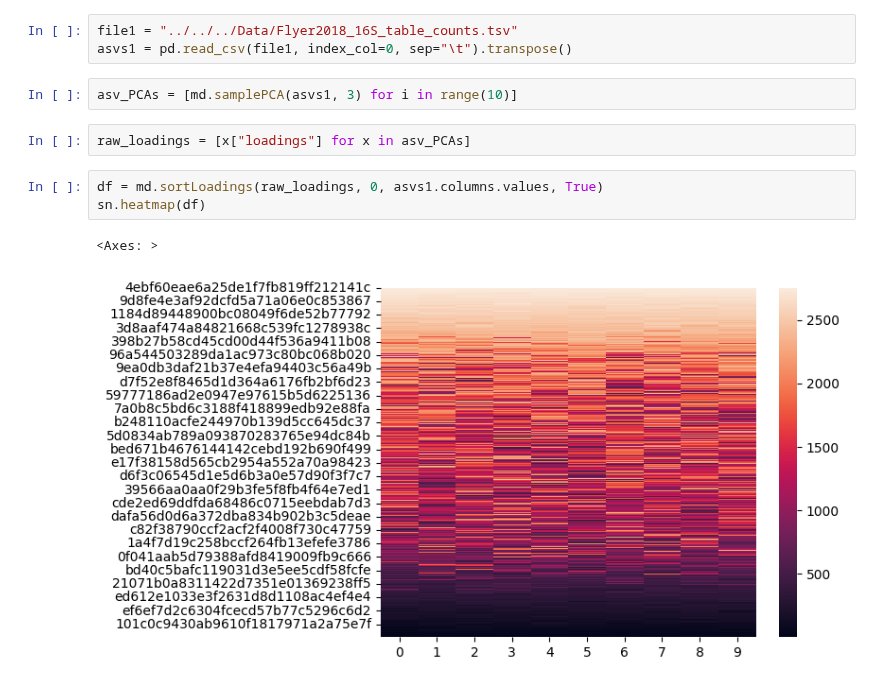
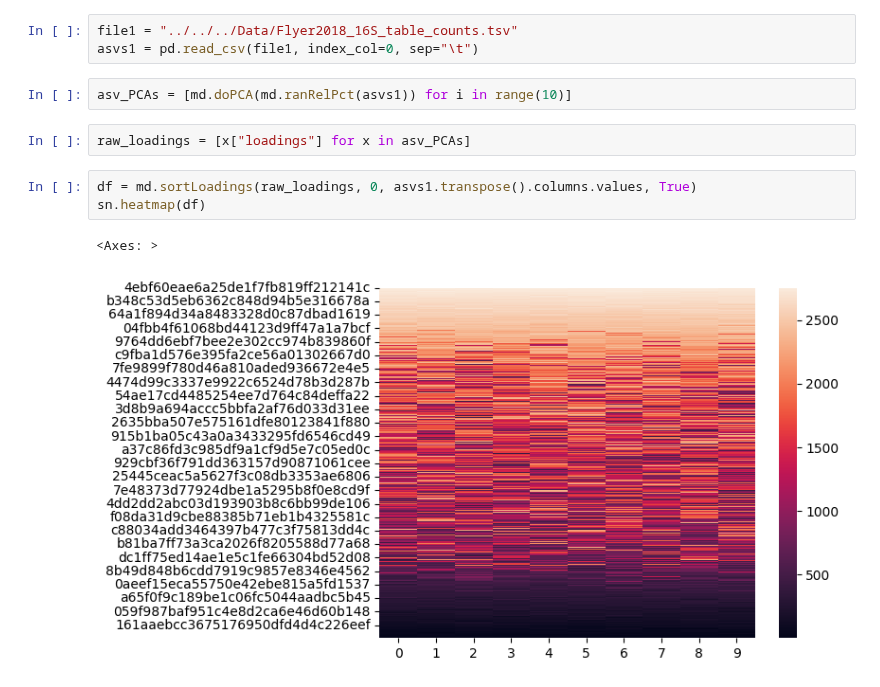
Before and after one commit to nvpatin/MAMBO, a Jupyter notebook: AccessoryScripts/erics_sandbox/Python/pca test.ipynb, the cells around one changed output. Cells and saved outputs as stored; diff of their text form.

```diff
--- a/AccessoryScripts/erics_sandbox/Python/pca test.ipynb
+++ b/AccessoryScripts/erics_sandbox/Python/pca test.ipynb
@@ -4,14 +4,14 @@ import MarineDNA as md
 import seaborn as sn
 # %%
 file1 = "../../../Data/Flyer2018_16S_table_counts.tsv"
-asvs1 = pd.read_csv(file1, index_col=0, sep="\t").transpose()
+asvs1 = pd.read_csv(file1, index_col=0, sep="\t")
 # %%
-asv_PCAs = [md.samplePCA(asvs1, 3) for i in range(10)]
+asv_PCAs = [md.doPCA(md.ranRelPct(asvs1)) for i in range(10)]
 # %%
 raw_loadings = [x["loadings"] for x in asv_PCAs]
 # %%
-df = md.sortLoadings(raw_loadings, 0, asvs1.columns.values, True)
+df = md.sortLoadings(raw_loadings, 0, asvs1.transpose().columns.values, True)
 sn.heatmap(df)
 # %% [output]
 <Axes: >
-[figure, old version]
+[figure, new version]
```
Also changed, not shown: 3 other files.
